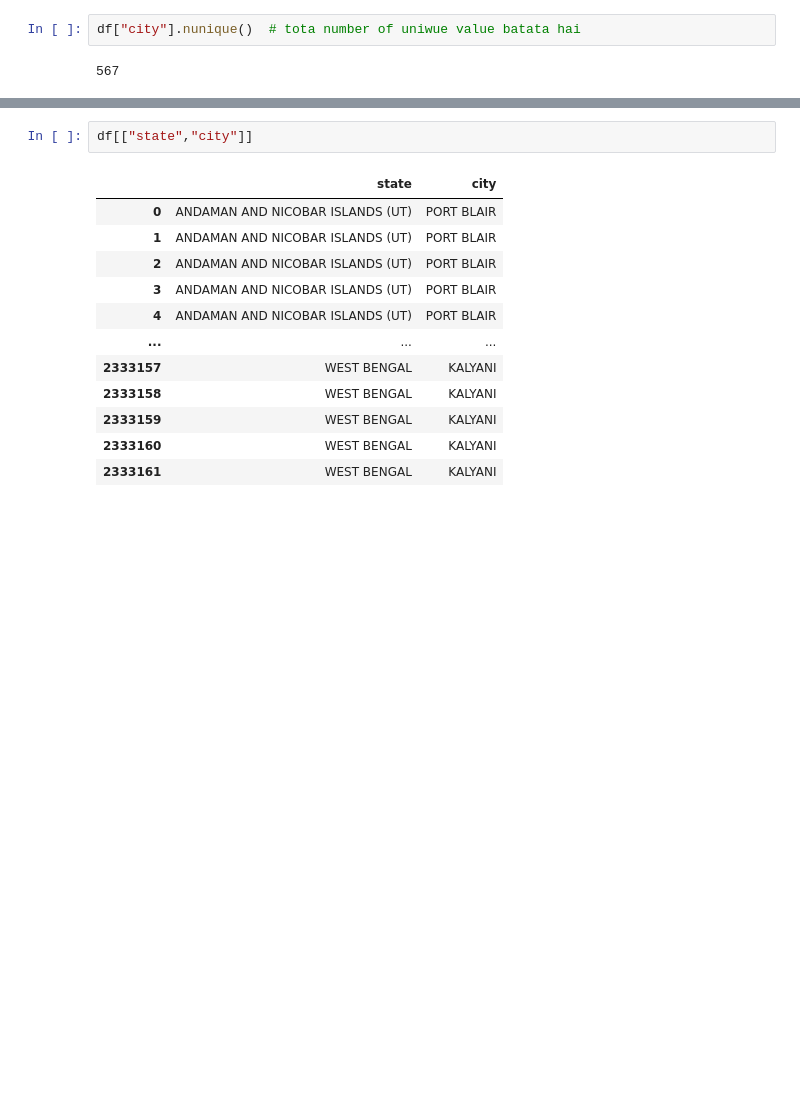
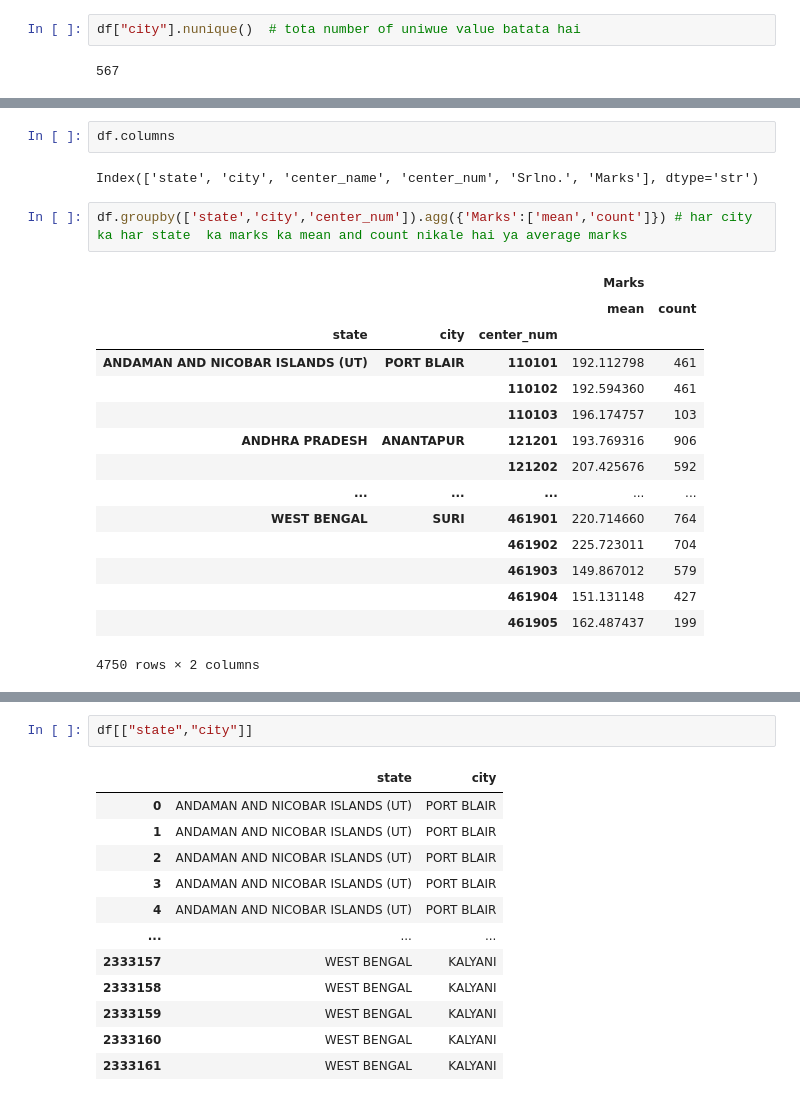
Before and after one commit to paramcgwala-crypto/param_pythonand_ml_turtle_graphic_proper_notation, a Jupyter notebook: basic_Tradition_programing_python/all_neet_marks_2607.ipynb, the cells around one changed output, grey strips where cells are left out. Drawn from its saved outputs; the diff is of its cells as text; blank space fills up the shorter version.

```diff
--- a/basic_Tradition_programing_python/all_neet_marks_2607.ipynb
+++ b/basic_Tradition_programing_python/all_neet_marks_2607.ipynb
@@ -23,0 +82,22 @@ df["city"].nunique()  # tota number of uniwue value batata hai
+# %%
+df.columns
+# %% [output]
+Index(['state', 'city', 'center_name', 'center_num', 'Srlno.', 'Marks'], dtype='str')
+# %%
+df.groupby(['state','city','center_num']).agg({'Marks':['mean','count']}) # har city ka har state  ka marks ka mean and count nikale hai ya average marks
+# %% [output]
+|  |  |  | Marks |  |
+|  |  |  | mean | count |
+| state | city | center_num |  |  |
+| ANDAMAN AND NICOBAR ISLANDS (UT) | PORT BLAIR | 110101 | 192.112798 | 461 |
+|  |  | 110102 | 192.594360 | 461 |
+|  |  | 110103 | 196.174757 | 103 |
+| ANDHRA PRADESH | ANANTAPUR | 121201 | 193.769316 | 906 |
+|  |  | 121202 | 207.425676 | 592 |
+| ... | ... | ... | ... | ... |
+| WEST BENGAL | SURI | 461901 | 220.714660 | 764 |
+|  |  | 461902 | 225.723011 | 704 |
+|  |  | 461903 | 149.867012 | 579 |
+|  |  | 461904 | 151.131148 | 427 |
+|  |  | 461905 | 162.487437 | 199 |
+4750 rows × 2 columns
```
Also changed, not shown: parts of 12 cells of this notebook.
